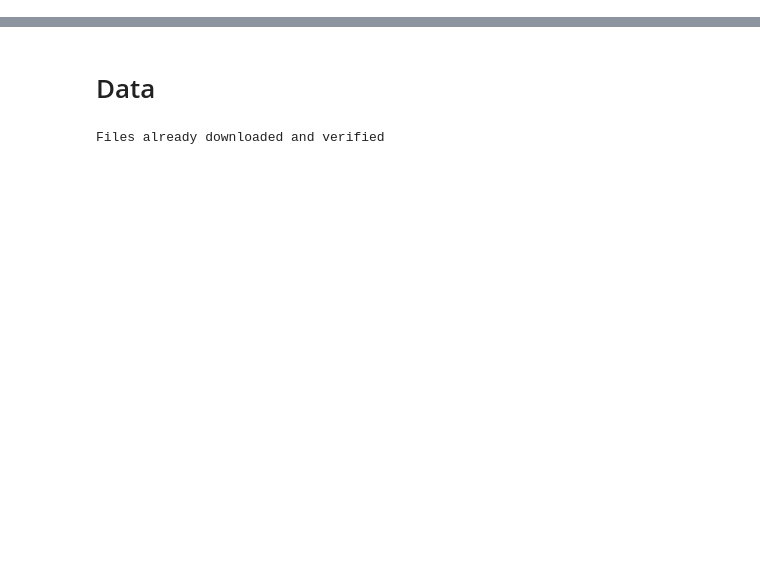
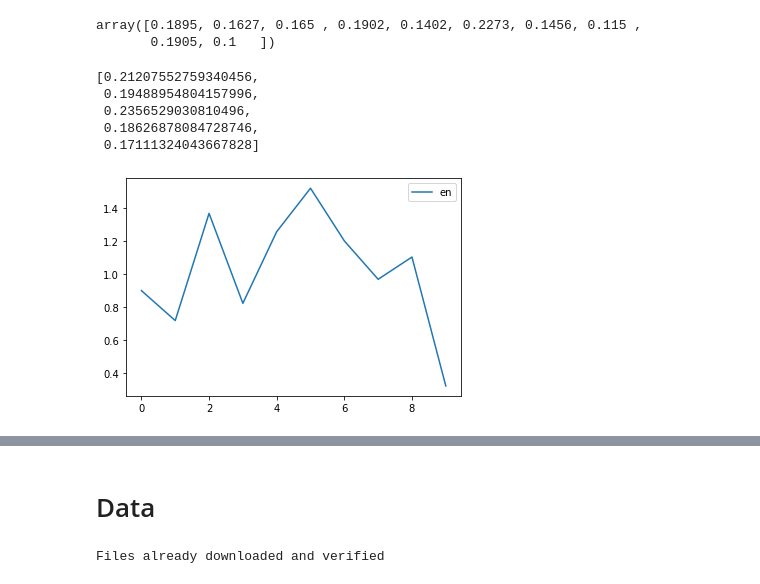
Before and after one commit to HongdaChen/FedMOON, a Jupyter notebook: ipynb/test.ipynb, the cells around one changed output, grey strips where cells are left out. Cells and saved outputs as stored; diff of their text form; code cells hidden in the pictures; blank space fills up the shorter version.

```diff
--- a/ipynb/test.ipynb
+++ b/ipynb/test.ipynb
@@ -154,0 +454,15 @@ NameError: name 'global_model' is not defined
+# %%
+from math import log
+# https://github.com/FedEntropy/FedEntropy/blob/main/Algorithm/DynamicEntropy.py
+def get_entropy(l):
+    entropy = 0.0
+    for i in range(len(l)):
+        entropy += - l[i] * log(l[i], 2)
+    return entropy
+
+entropy = []
+for j in range(10):
+    sum_=sum(list(x[j].values()))
+    p = [i/sum_ for i in list(x[j].values())]
+    entropy.append(get_entropy(p))
+entropy
@@ -154,0 +750,22 @@ NameError: name 'global_model' is not defined
+# %%
+acc = np.array([0.189500, 0.162700, 0.16500, 0.190200, 0.140200, 0.227300,0.145600,0.115000,0.190500,0.100000])
+acc
+# %% [output]
+array([0.1895, 0.1627, 0.165 , 0.1902, 0.1402, 0.2273, 0.1456, 0.115 ,
+       0.1905, 0.1   ])
+# %%
+a = np.where(entropy>np.mean(entropy))[0]
+entropy_weight = [entropy[i] for i in a]
+[i/sum(entropy_weight) for i in entropy_weight]
+# %% [output]
+[0.21207552759340456,
+ 0.19488954804157996,
+ 0.2356529030810496,
+ 0.18626878084728746,
+ 0.17111324043667828]
+# %%
+plt.plot(range(10),entropy,label="en")
+plt.legend()
+plt.show()
+# %% [output]
+[figure, added]
```
Also changed, not shown: parts of 40 cells of this notebook.
